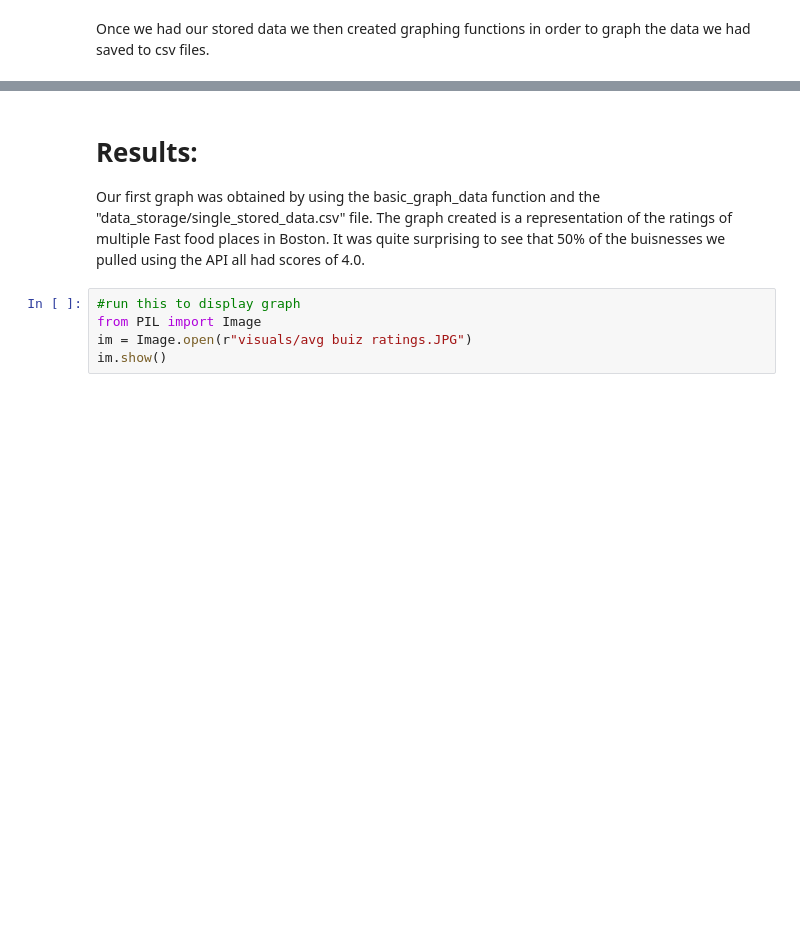
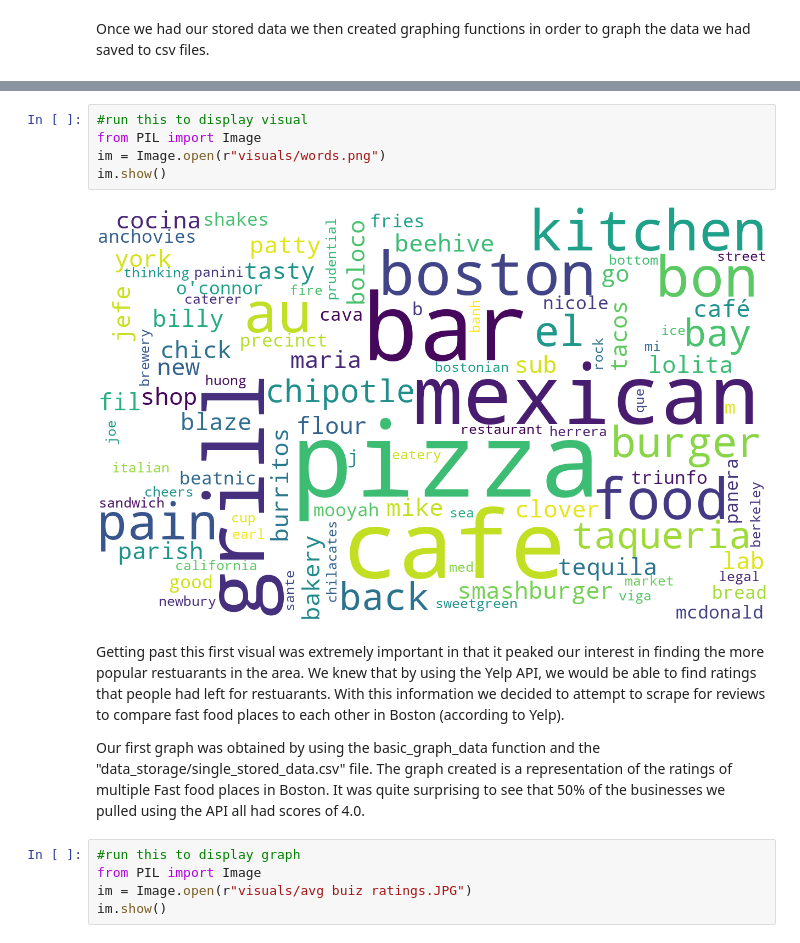
Before and after one commit to olincollege/Yelp-API-Project, a Jupyter notebook: comp_essay.ipynb, the cells around one changed output, grey strips where cells are left out. Cells and saved outputs as stored; diff of their text form; blank space fills up the shorter version.

```diff
--- a/comp_essay.ipynb
+++ b/comp_essay.ipynb
@@ -58,9 +65,14 @@ Once we had our stored data we then created graphing functions in order to graph
+# %%
+#run this to display visual
+from PIL import Image
+im = Image.open(r"visuals/words.png")
+im.show()
+# %% [output]
+[figure, added]
 # %% [markdown]
-# Results:
+Getting past this first visual was extremely important in that it peaked our interest in finding the more popular restuarants in the area. We knew that by using the Yelp API, we would be able to find ratings that people had left for restuarants. With this information we decided to attempt to scrape for reviews to compare fast food places to each other in Boston (according to Yelp).
 
-
-
-Our first graph was obtained by using the basic_graph_data function and the "data_storage/single_stored_data.csv" file. The graph created is a representation of the ratings of multiple Fast food places in Boston. It was quite surprising to see that 50% of the buisnesses we pulled using the API all had scores of 4.0.
+Our first graph was obtained by using the basic_graph_data function and the "data_storage/single_stored_data.csv" file. The graph created is a representation of the ratings of multiple Fast food places in Boston. It was quite surprising to see that 50% of the businesses we pulled using the API all had scores of 4.0.
 # %%
 #run this to display graph
 from PIL import Image
```
Also changed, not shown: parts of 5 cells of this notebook.
